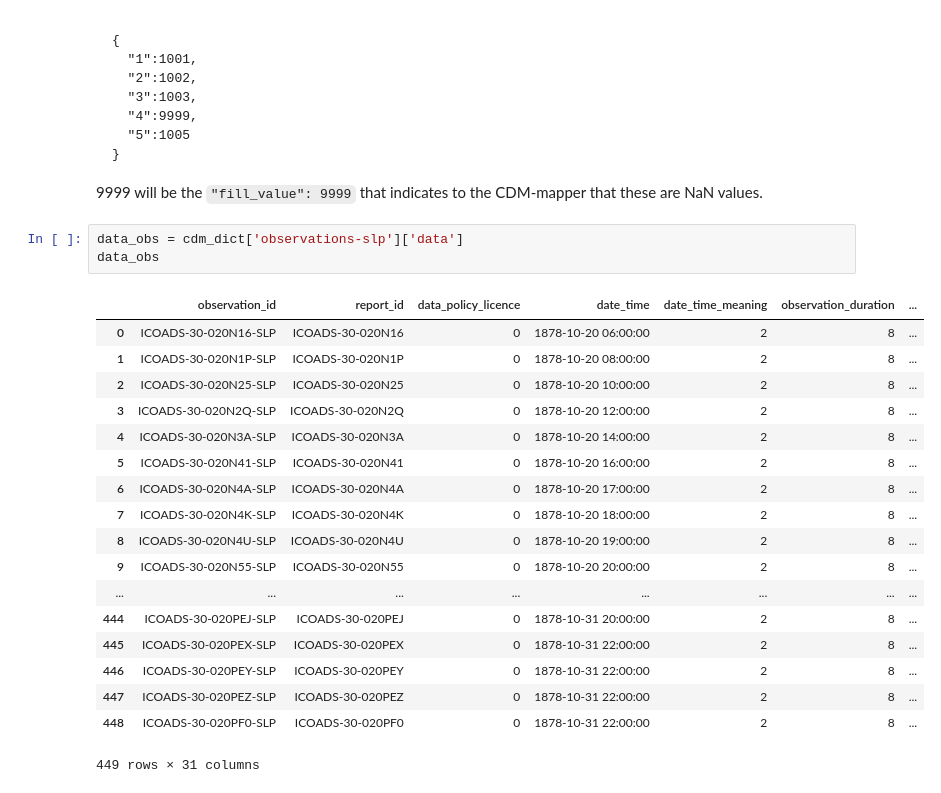
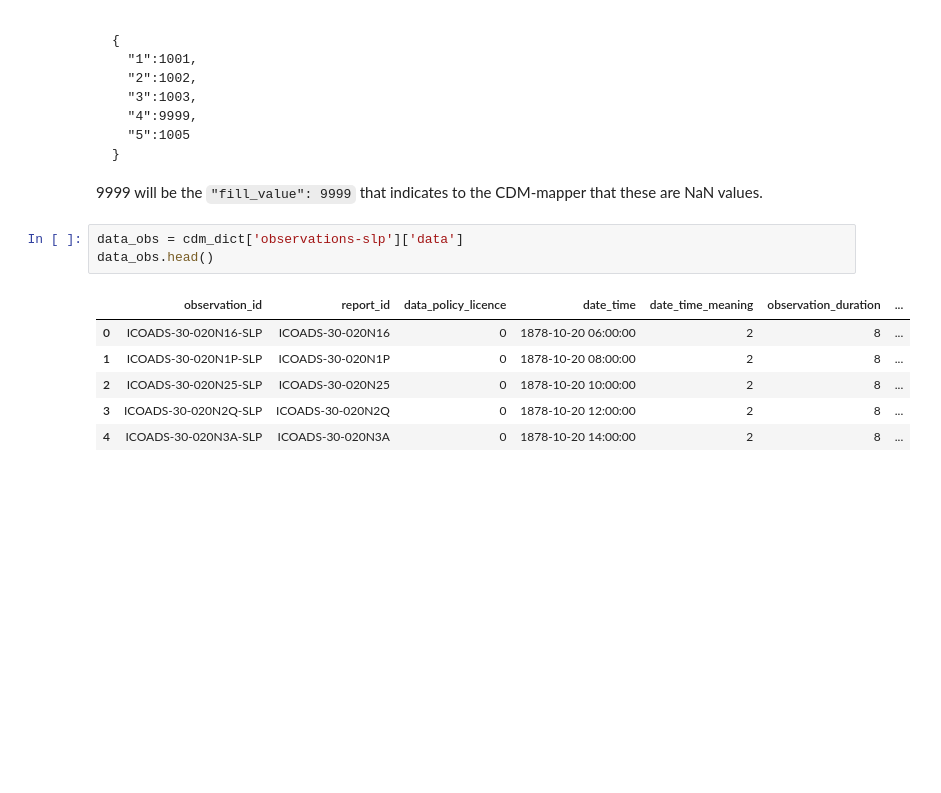
Before and after one commit to glamod/cdm-mapper, a Jupyter notebook: docs/notebooks/CDM_mapper_example_deck704.ipynb, the cells around one changed output. Saved outputs shown, nothing was run; the diff lists cells and outputs as text; blank space fills up the shorter version.

```diff
--- a/docs/notebooks/CDM_mapper_example_deck704.ipynb
+++ b/docs/notebooks/CDM_mapper_example_deck704.ipynb
@@ -288,23 +276,11 @@ Our CDM table will be
 9999 will be the `"fill_value": 9999` that indicates to the CDM-mapper that these are NaN values.
 # %%
 data_obs = cdm_dict['observations-slp']['data']
-data_obs
+data_obs.head()
 # %% [output]
 |  | observation_id | report_id | data_policy_licence | date_time | date_time_meaning | observation_duration | ... |
 | 0 | ICOADS-30-020N16-SLP | ICOADS-30-020N16 | 0 | 1878-10-20 06:00:00 | 2 | 8 | ... |
 | 1 | ICOADS-30-020N1P-SLP | ICOADS-30-020N1P | 0 | 1878-10-20 08:00:00 | 2 | 8 | ... |
 | 2 | ICOADS-30-020N25-SLP | ICOADS-30-020N25 | 0 | 1878-10-20 10:00:00 | 2 | 8 | ... |
 | 3 | ICOADS-30-020N2Q-SLP | ICOADS-30-020N2Q | 0 | 1878-10-20 12:00:00 | 2 | 8 | ... |
 | 4 | ICOADS-30-020N3A-SLP | ICOADS-30-020N3A | 0 | 1878-10-20 14:00:00 | 2 | 8 | ... |
-| 5 | ICOADS-30-020N41-SLP | ICOADS-30-020N41 | 0 | 1878-10-20 16:00:00 | 2 | 8 | ... |
-| 6 | ICOADS-30-020N4A-SLP | ICOADS-30-020N4A | 0 | 1878-10-20 17:00:00 | 2 | 8 | ... |
-| 7 | ICOADS-30-020N4K-SLP | ICOADS-30-020N4K | 0 | 1878-10-20 18:00:00 | 2 | 8 | ... |
-| 8 | ICOADS-30-020N4U-SLP | ICOADS-30-020N4U | 0 | 1878-10-20 19:00:00 | 2 | 8 | ... |
-| 9 | ICOADS-30-020N55-SLP | ICOADS-30-020N55 | 0 | 1878-10-20 20:00:00 | 2 | 8 | ... |
-| ... | ... | ... | ... | ... | ... | ... | ... |
-| 444 | ICOADS-30-020PEJ-SLP | ICOADS-30-020PEJ | 0 | 1878-10-31 20:00:00 | 2 | 8 | ... |
-| 445 | ICOADS-30-020PEX-SLP | ICOADS-30-020PEX | 0 | 1878-10-31 22:00:00 | 2 | 8 | ... |
-| 446 | ICOADS-30-020PEY-SLP | ICOADS-30-020PEY | 0 | 1878-10-31 22:00:00 | 2 | 8 | ... |
-| 447 | ICOADS-30-020PEZ-SLP | ICOADS-30-020PEZ | 0 | 1878-10-31 22:00:00 | 2 | 8 | ... |
-| 448 | ICOADS-30-020PF0-SLP | ICOADS-30-020PF0 | 0 | 1878-10-31 22:00:00 | 2 | 8 | ... |
-449 rows × 31 columns
```
Also changed, not shown: parts of 2 cells of this notebook.
